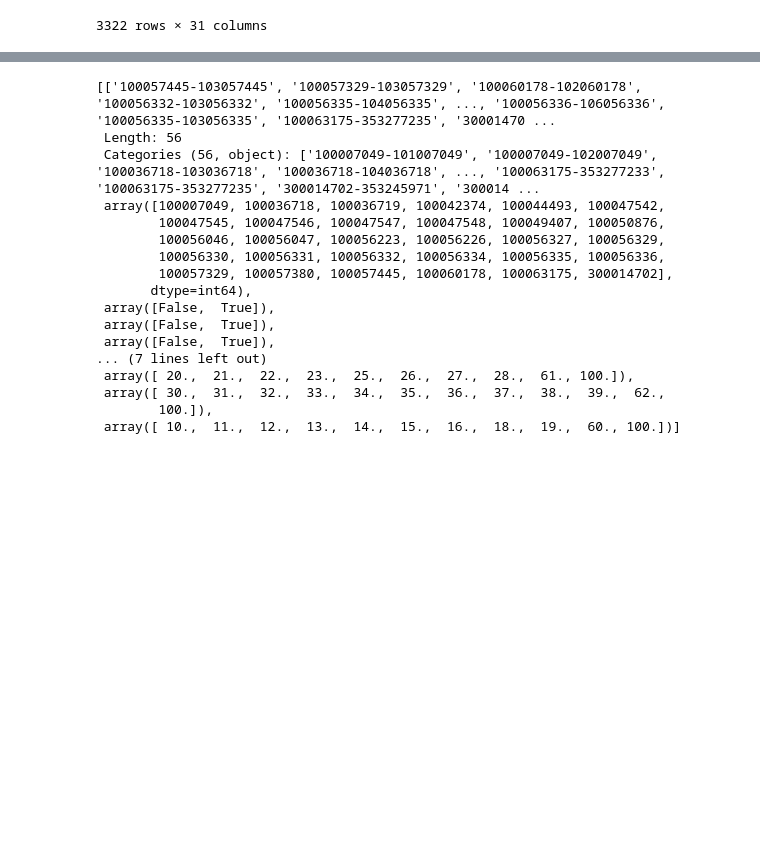
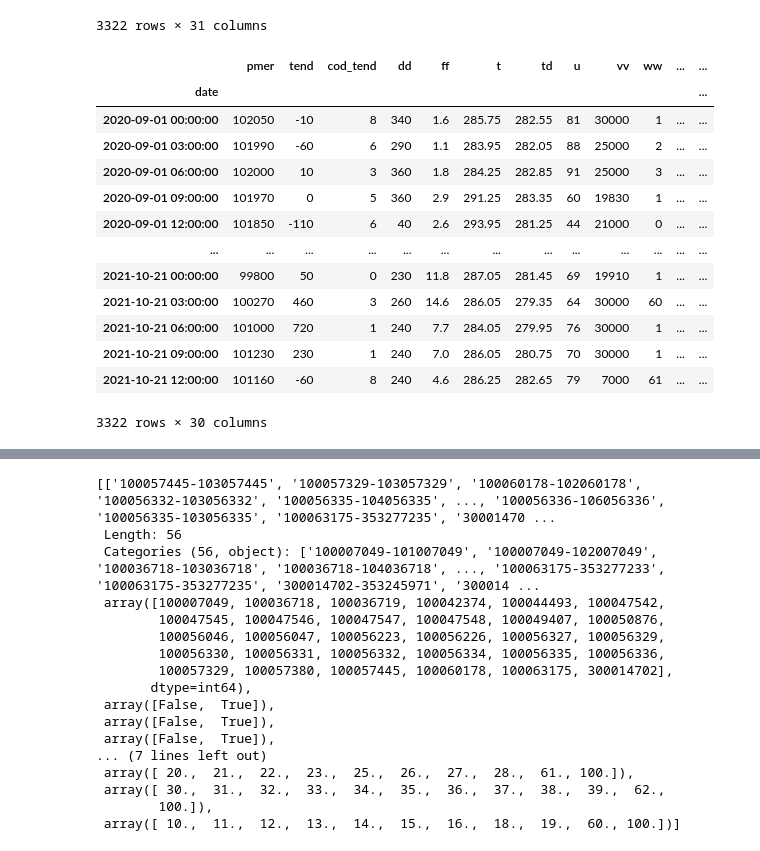
Before and after one commit to nathanaim/ramp_project, a Jupyter notebook: Bikes_ramp_project_v2.ipynb, the cells around one changed output, grey strips where cells are left out. Drawn from its saved outputs; the diff is of its cells as text; code cells hidden in the pictures; blank space fills up the shorter version.

Commit message:
Info about holidays now come from external_data

```diff
--- a/Bikes_ramp_project_v2.ipynb
+++ b/Bikes_ramp_project_v2.ipynb
@@ -64,8 +64,8 @@ data['dom_counter'] = data.counter_installation_date.dt.day
 data['month_counter'] = data.counter_installation_date.dt.month
 data['year_counter'] = data.counter_installation_date.dt.year
 data['date_datetime'] = data.date.map(lambda x: x.to_pydatetime().date())
-data['is_ferie'] = data.date_datetime.map(lambda x: jf.is_bank_holiday(x, zone='Métropole'))
-data['is_holiday'] = data.date_datetime.map(lambda x: d.is_holiday_for_zone(x, 'C'))
+# data['is_ferie'] = data.date_datetime.map(lambda x: jf.is_bank_holiday(x, zone='Métropole'))
+# data['is_holiday'] = data.date_datetime.map(lambda x: d.is_holiday_for_zone(x, 'C'))
 # %%
 def is_daylight(x):
     city=LocationInfo('Paris', timezone='Europe/Paris')
@@ -114,7 +118,7 @@ external_data.ssfrai = external_data.ssfrai.fillna(value=0.0)
 external_data.perssfrai = external_data.perssfrai.fillna(value=0.0)
 external_data.dropna(axis=1, thresh=3000, inplace=True)
 external_data.drop(columns=counters_list, inplace=True)
-external_data.drop(columns=['numer_sta', 'per', 'pres'], inplace=True)
+external_data.drop(columns=['numer_sta', 'per', 'pres', 'is_ferie', 'is_holiday'], inplace=True)
 external_data.fillna(method='ffill', inplace=True)
 # %%
 external_data
@@ -136,3 +140,20 @@ external_data
 ext_index = external_data.set_index('date')
 # %%
 ext_index.sort_index(inplace=True)
+# %%
+ext_index
+# %% [output]
+|  | pmer | tend | cod_tend | dd | ff | t | td | u | vv | ww | ... | ... |
+| date |  |  |  |  |  |  |  |  |  |  |  | ... |
+| 2020-09-01 00:00:00 | 102050 | -10 | 8 | 340 | 1.6 | 285.75 | 282.55 | 81 | 30000 | 1 | ... | ... |
+| 2020-09-01 03:00:00 | 101990 | -60 | 6 | 290 | 1.1 | 283.95 | 282.05 | 88 | 25000 | 2 | ... | ... |
+| 2020-09-01 06:00:00 | 102000 | 10 | 3 | 360 | 1.8 | 284.25 | 282.85 | 91 | 25000 | 3 | ... | ... |
+| 2020-09-01 09:00:00 | 101970 | 0 | 5 | 360 | 2.9 | 291.25 | 283.35 | 60 | 19830 | 1 | ... | ... |
+| 2020-09-01 12:00:00 | 101850 | -110 | 6 | 40 | 2.6 | 293.95 | 281.25 | 44 | 21000 | 0 | ... | ... |
+| ... | ... | ... | ... | ... | ... | ... | ... | ... | ... | ... | ... | ... |
+| 2021-10-21 00:00:00 | 99800 | 50 | 0 | 230 | 11.8 | 287.05 | 281.45 | 69 | 19910 | 1 | ... | ... |
+| 2021-10-21 03:00:00 | 100270 | 460 | 3 | 260 | 14.6 | 286.05 | 279.35 | 64 | 30000 | 60 | ... | ... |
+| 2021-10-21 06:00:00 | 101000 | 720 | 1 | 240 | 7.7 | 284.05 | 279.95 | 76 | 30000 | 1 | ... | ... |
+| 2021-10-21 09:00:00 | 101230 | 230 | 1 | 240 | 7.0 | 286.05 | 280.75 | 70 | 30000 | 1 | ... | ... |
+| 2021-10-21 12:00:00 | 101160 | -60 | 8 | 240 | 4.6 | 286.25 | 282.65 | 79 | 7000 | 61 | ... | ... |
+3322 rows × 30 columns
```
Also changed, not shown: parts of 11 cells of this notebook, 1 other file.
